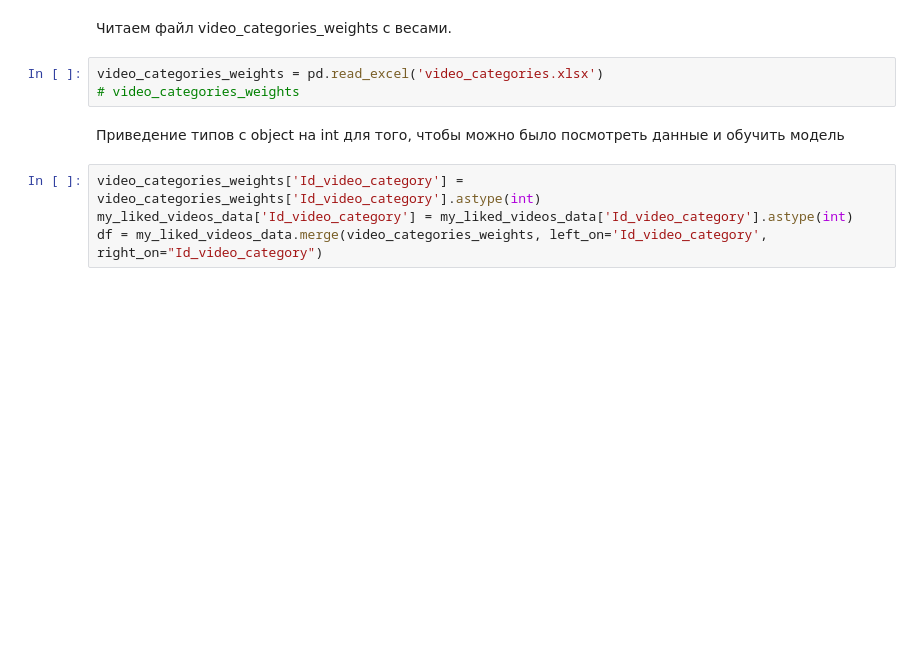
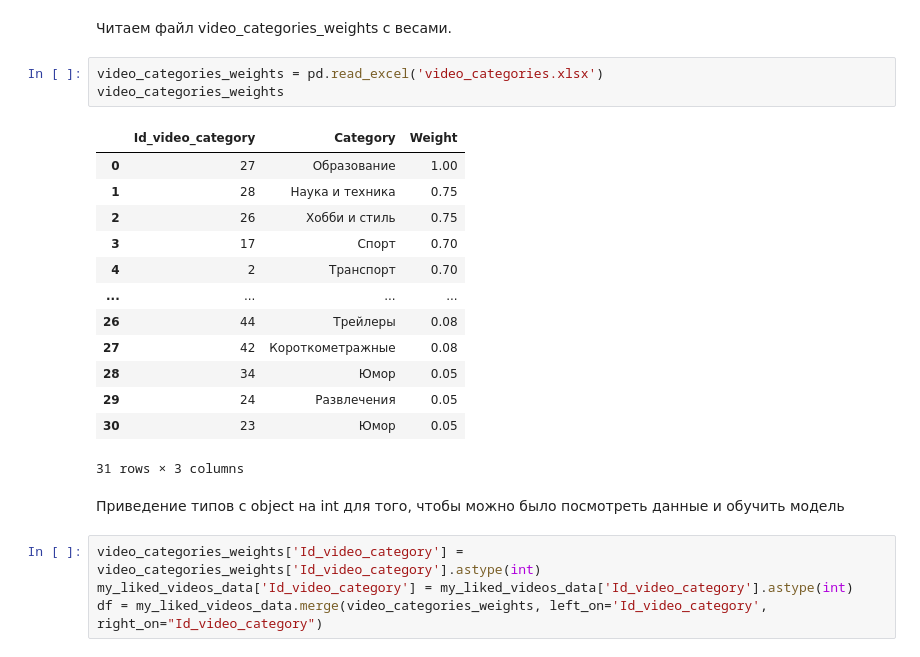
Before and after one commit to WillAgeG/hack_lct_2023, a Jupyter notebook: v1_YT_Analitics.ipynb, the cells around one changed output. Cells and saved outputs as stored; diff of their text form; blank space fills up the shorter version.

```diff
--- a/v1_YT_Analitics.ipynb
+++ b/v1_YT_Analitics.ipynb
@@ -203,9 +244,23 @@ activities_data = pd.DataFrame(activities_statistics)
 Читаем файл video_categories_weights с весами.
 # %%
 video_categories_weights = pd.read_excel('video_categories.xlsx')
-# video_categories_weights
+video_categories_weights
+# %% [output]
+|  | Id_video_category | Category | Weight |
+| 0 | 27 | Образование | 1.00 |
+| 1 | 28 | Наука и техника | 0.75 |
+| 2 | 26 | Хобби и стиль | 0.75 |
+| 3 | 17 | Спорт | 0.70 |
+| 4 | 2 | Транспорт | 0.70 |
+| ... | ... | ... | ... |
+| 26 | 44 | Трейлеры | 0.08 |
+| 27 | 42 | Короткометражные | 0.08 |
+| 28 | 34 | Юмор | 0.05 |
+| 29 | 24 | Развлечения | 0.05 |
+| 30 | 23 | Юмор | 0.05 |
+31 rows × 3 columns
-# %% [markdown]
-Приведение типов с object на int для того, чтобы можно было посмотреть данные и обучить модель
+# %% [markdown]
+Приведение типов с object на int для того, чтобы можно было посмотреть данные и обучить модель
 # %%
 video_categories_weights['Id_video_category'] = video_categories_weights['Id_video_category'].astype(int)
 my_liked_videos_data['Id_video_category'] = my_liked_videos_data['Id_video_category'].astype(int)
```
Also changed, not shown: parts of 95 cells of this notebook.
